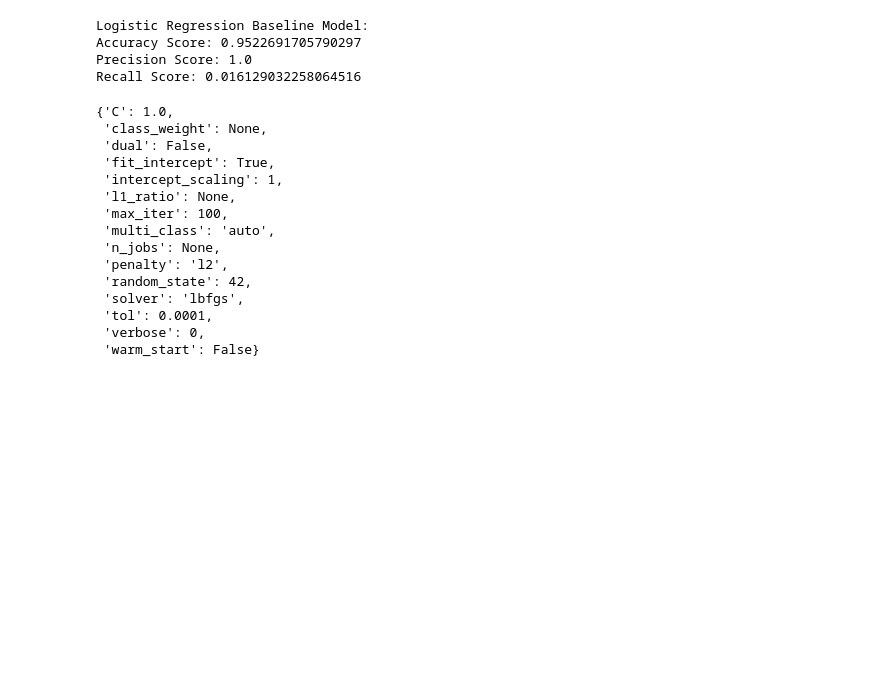
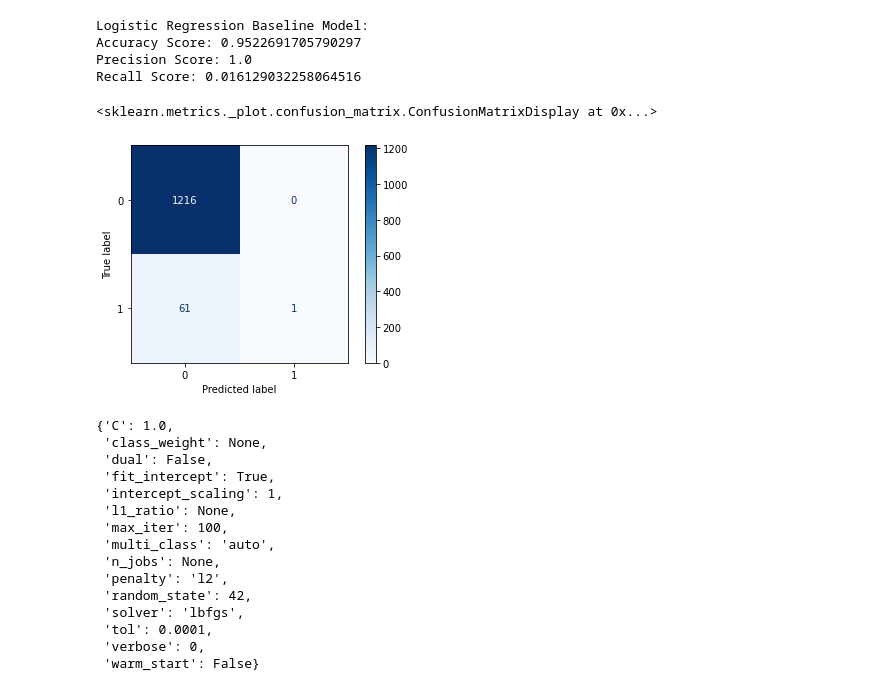
Before and after one commit to VolhaP87/Stroke_Prediction_Analysis, a Jupyter notebook: Stroke_prediction1.ipynb, the cells around one changed output. Cells and saved outputs as stored; diff of their text form; code cells hidden in the pictures; blank space fills up the shorter version.

```diff
--- a/Stroke_prediction1.ipynb
+++ b/Stroke_prediction1.ipynb
@@ -186,6 +240,13 @@ Logistic Regression Baseline Model:
 Accuracy Score: 0.9522691705790297
 Precision Score: 1.0
 Recall Score: 0.016129032258064516
+# %%
+import matplotlib.pyplot as plt
+from sklearn.metrics import plot_confusion_matrix
+plot_confusion_matrix(logreg_baseline_model, X_test, y_test, cmap = plt.cm.Blues)
+# %% [output]
+<sklearn.metrics._plot.confusion_matrix.ConfusionMatrixDisplay at 0x...>
+[figure, added]
 # %%
 logreg_baseline_model.get_params()
 # %% [output]
```
Also changed, not shown: parts of 7 cells of this notebook.
